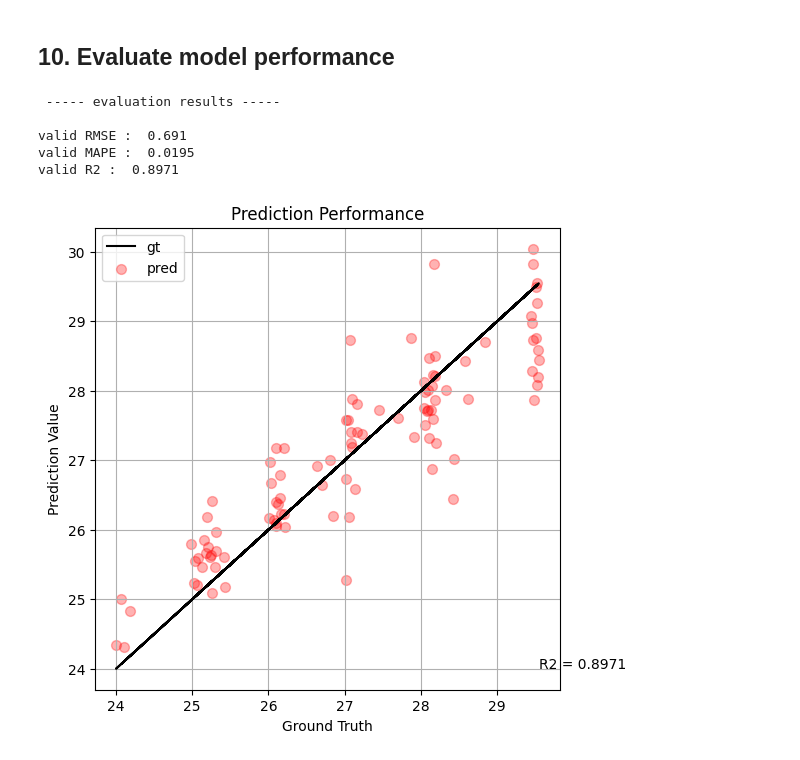
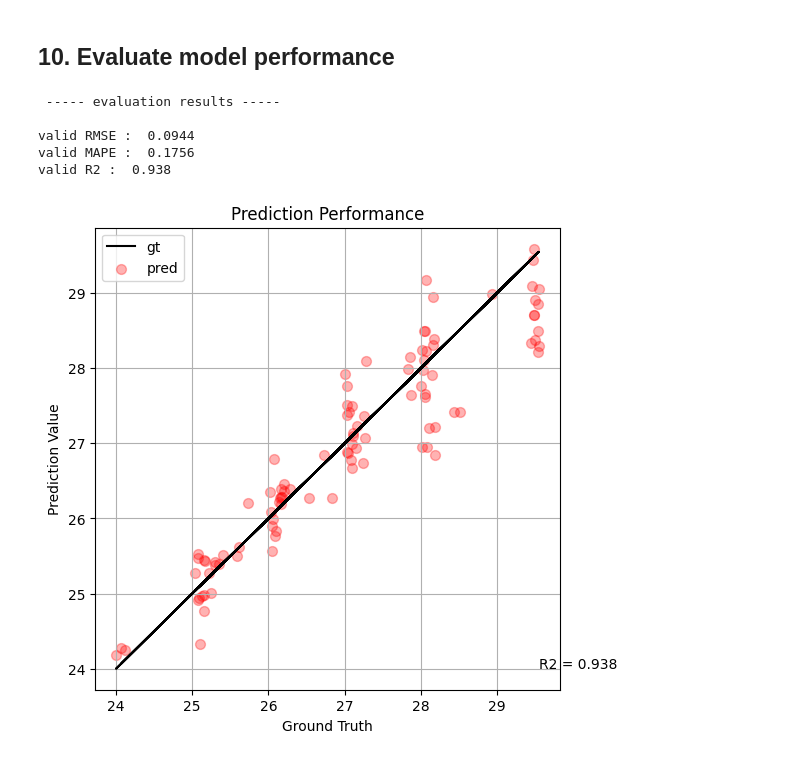
Before and after one commit to smartdesignlab/SDL_teaching, a Jupyter notebook: CNN.ipynb, the cells around one changed output. Drawn from its saved outputs; the diff is of its cells as text; code cells hidden in the pictures.

```diff
--- a/CNN.ipynb
+++ b/CNN.ipynb
@@ -199,6 +196,10 @@ plt.show()
 # %% [markdown]
 ## 5. Define dataloader
 # %%
+# adjust output scale to (0,1)
+scaler = MinMaxScaler()
+Y = scaler.fit_transform(Y.reshape(-1,1)).squeeze()
+
 # split the data into 80% training set and 20% test set (test set can be considered as validation)
 train_images, test_images, train_labels, test_labels = train_test_split(X,Y, test_size=0.2, random_state=1,shuffle=True)
 
@@ -473,34 +474,37 @@ model.eval().to(device)
 pred_labels = model(test_images)  # returns the predicted values (y_pred)
 
 # evaluate the model performance (RMSE & MAPE)
 each_rmse_test = mean_squared_error(pred_labels, test_labels, squared=False).item()
 each_mape_test = mean_absolute_percentage_error(test_labels, pred_labels).item()
 
 # calculate and visualize the R2
 pred_labels = pred_labels.cpu().detach().numpy()
 test_labels = test_labels.cpu().numpy()
+pred_labels = scaler.inverse_transform(pred_labels)
+test_labels = scaler.inverse_transform(test_labels)
+
 
 plt.figure(figsize=(6,6))
 plt.plot(test_labels, test_labels,'-',color='black')
 plt.scatter(test_labels, pred_labels,s=50,alpha=0.3,color='red')
 plt.legend(['gt','pred'],loc='upper left')
 plt.title('Prediction Performance')
 plt.text(test_labels.max(),test_labels.min(),'R2 = {}'.format(round(r_val(test_labels, pred_labels),4)))
 plt.xlabel('Ground Truth')
 plt.ylabel('Prediction Value')
 plt.grid(True)
 
 
 # fine-tune your model by minimizing rmse value (validation dataset)
 print(" ----- evaluation results ----- ")
 print(" ")
 print("valid RMSE : " , np.round(each_rmse_test,4))
 print("valid MAPE : " , np.round(each_mape_test,4))
 print("valid R2 : " , r_val(test_labels, pred_labels))
 # %% [output]
  ----- evaluation results -----
 
-valid RMSE :  0.691
-valid MAPE :  0.0195
-valid R2 :  0.8971
+valid RMSE :  0.0944
+valid MAPE :  0.1756
+valid R2 :  0.938
-[figure, old version]
+[figure, new version]
```
Also changed, not shown: parts of 8 cells of this notebook, 1 other file.
